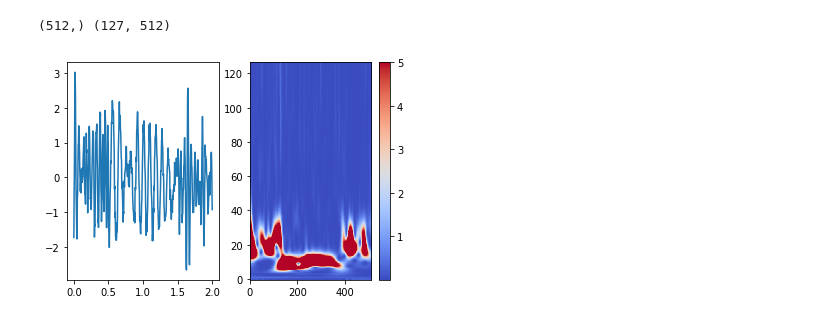
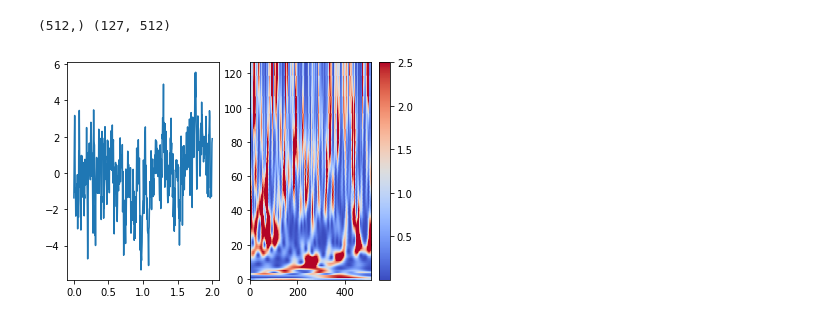
Before and after one commit to 1101AlexZab1011/neural_stuff, a Jupyter notebook: dirty_field/beta_bound_gen.ipynb, the cells around one changed output. Cells and saved outputs as stored; diff of their text form; code cells hidden in the pictures.

```diff
--- a/dirty_field/beta_bound_gen.ipynb
+++ b/dirty_field/beta_bound_gen.ipynb
@@ -29,7 +29,7 @@ class BetaAlphaBoundGenerator(SignalGenerator):
                         samplespacing=1 / self._sfreq
                     )
             )
-            sig[:sig.shape[0]//4] += 5*sp.stats.zscore(
+            sig[:sig.shape[0]//4] += sp.stats.zscore(
                 band_limited_noise(
                     15,
                     30,
@@ -37,7 +37,7 @@ class BetaAlphaBoundGenerator(SignalGenerator):
                     samplespacing=1 / self._sfreq
                 )[:sig.shape[0]//4]
             )
-            sig[-sig.shape[0]//4:] += 5*sp.stats.zscore(
+            sig[-sig.shape[0]//4:] += sp.stats.zscore(
                 band_limited_noise(
                     15,
                     30,
@@ -45,7 +45,7 @@ class BetaAlphaBoundGenerator(SignalGenerator):
                     samplespacing=1 / self._sfreq
                 )[:sig.shape[0]//4]
             )
-            sig[sig.shape[0]//4:-sig.shape[0]//4] += 5*sp.stats.zscore(
+            sig[sig.shape[0]//4:-sig.shape[0]//4] += sp.stats.zscore(
                 band_limited_noise(
                     8,
                     12,
@@ -53,30 +53,30 @@ class BetaAlphaBoundGenerator(SignalGenerator):
                     samplespacing=1 / self._sfreq
                 )[sig.shape[0]//4:-sig.shape[0]//4]
             )
-            sig = sp.stats.zscore(sig)
+            # sig = sp.stats.zscore(sig)
             freqs = np.arange(1, self._sfreq // 2)
             cwtmatr = compute_morlet_cwt(sig, self._x, freqs)
             yield sig, cwtmatr
 # %%
 betagen = BetaAlphaBoundGenerator(0, 2, 256)
 
 for i, (x, y) in enumerate(betagen(1)):
 
     print(x.shape, y.shape)
     fig, (ax1, ax2) = plt.subplots(1, 2)
     ax1.plot(betagen.times, x)
 
     mapable = ax2.imshow(
-        # normal_rows(y),
-        y,
+        normal_rows(y),
+        # y,
         aspect='auto',
         origin='lower',
         cmap='coolwarm',
-        vmax=5
+        vmax=2.5
     )
     plt.colorbar(mapable, ax=ax2)
     plt.show()
     break
 # %% [output]
 (512,) (127, 512)
-[figure, old version]
+[figure, new version]
```
Also changed, not shown: 7 other files.
